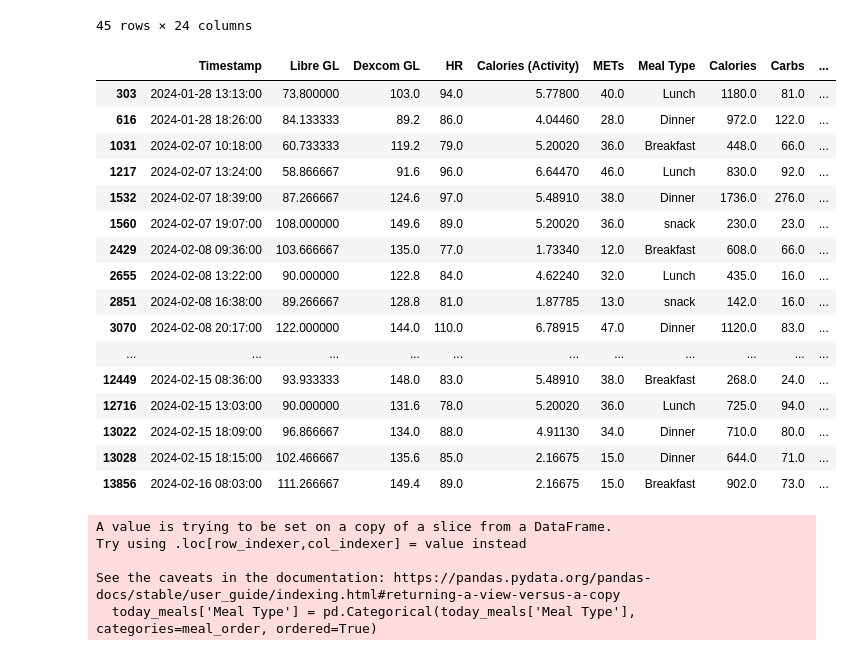
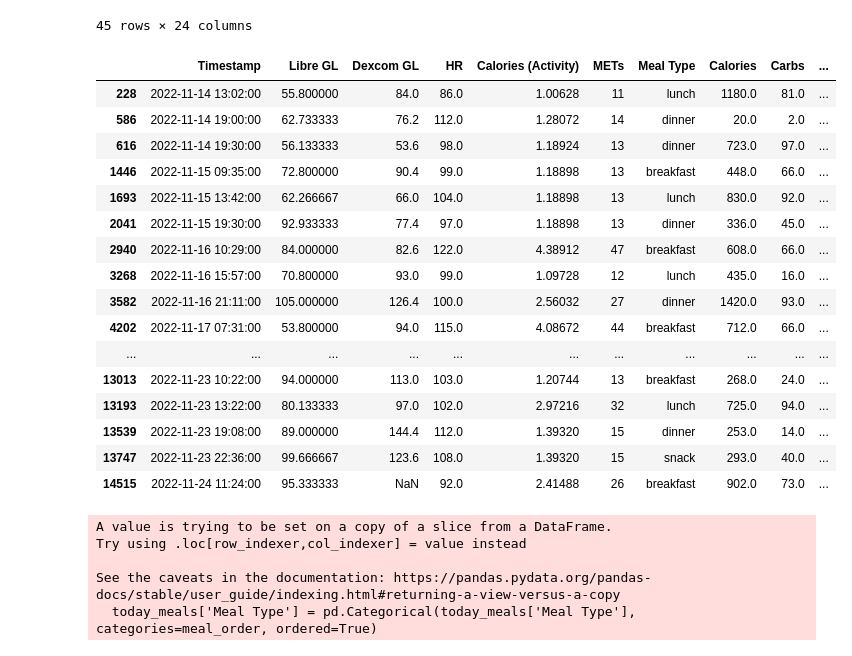
Before and after one commit to echungg1/Glu-coaster, a Jupyter notebook: test.ipynb, the cells around one changed output. Drawn from its saved outputs; the diff is of its cells as text; code cells hidden in the pictures.

```diff
--- a/test.ipynb
+++ b/test.ipynb
@@ -123,28 +122,28 @@ bio
 | 44 | 49 | 58 | F | 36.090876 | 184.8 | 60.00 | Hispanic/Latino | 7.2 | ... |
 45 rows × 24 columns
 # %%
-test = pd.read_csv("data/CGMacros-018/CGMacros-018.csv")
+test = pd.read_csv("data/CGMacros-048/CGMacros-048.csv")
 test['no_calories'] = test['Calories'].isna()
 test = test[test['no_calories'] == False]
 test
 # %% [output]
 |  | Timestamp | Libre GL | Dexcom GL | HR | Calories (Activity) | METs | Meal Type | Calories | Carbs | ... |
-| 303 | 2024-01-28 13:13:00 | 73.800000 | 103.0 | 94.0 | 5.77800 | 40.0 | Lunch | 1180.0 | 81.0 | ... |
-| 616 | 2024-01-28 18:26:00 | 84.133333 | 89.2 | 86.0 | 4.04460 | 28.0 | Dinner | 972.0 | 122.0 | ... |
-| 1031 | 2024-02-07 10:18:00 | 60.733333 | 119.2 | 79.0 | 5.20020 | 36.0 | Breakfast | 448.0 | 66.0 | ... |
-| 1217 | 2024-02-07 13:24:00 | 58.866667 | 91.6 | 96.0 | 6.64470 | 46.0 | Lunch | 830.0 | 92.0 | ... |
-| 1532 | 2024-02-07 18:39:00 | 87.266667 | 124.6 | 97.0 | 5.48910 | 38.0 | Dinner | 1736.0 | 276.0 | ... |
-| 1560 | 2024-02-07 19:07:00 | 108.000000 | 149.6 | 89.0 | 5.20020 | 36.0 | snack | 230.0 | 23.0 | ... |
-| 2429 | 2024-02-08 09:36:00 | 103.666667 | 135.0 | 77.0 | 1.73340 | 12.0 | Breakfast | 608.0 | 66.0 | ... |
-| 2655 | 2024-02-08 13:22:00 | 90.000000 | 122.8 | 84.0 | 4.62240 | 32.0 | Lunch | 435.0 | 16.0 | ... |
-| 2851 | 2024-02-08 16:38:00 | 89.266667 | 128.8 | 81.0 | 1.87785 | 13.0 | snack | 142.0 | 16.0 | ... |
-| 3070 | 2024-02-08 20:17:00 | 122.000000 | 144.0 | 110.0 | 6.78915 | 47.0 | Dinner | 1120.0 | 83.0 | ... |
+| 228 | 2022-11-14 13:02:00 | 55.800000 | 84.0 | 86.0 | 1.00628 | 11 | lunch | 1180.0 | 81.0 | ... |
+| 586 | 2022-11-14 19:00:00 | 62.733333 | 76.2 | 112.0 | 1.28072 | 14 | dinner | 20.0 | 2.0 | ... |
+| 616 | 2022-11-14 19:30:00 | 56.133333 | 53.6 | 98.0 | 1.18924 | 13 | dinner | 723.0 | 97.0 | ... |
+| 1446 | 2022-11-15 09:35:00 | 72.800000 | 90.4 | 99.0 | 1.18898 | 13 | breakfast | 448.0 | 66.0 | ... |
+| 1693 | 2022-11-15 13:42:00 | 62.266667 | 66.0 | 104.0 | 1.18898 | 13 | lunch | 830.0 | 92.0 | ... |
+| 2041 | 2022-11-15 19:30:00 | 92.933333 | 77.4 | 97.0 | 1.18898 | 13 | dinner | 336.0 | 45.0 | ... |
+| 2940 | 2022-11-16 10:29:00 | 84.000000 | 82.6 | 122.0 | 4.38912 | 47 | breakfast | 608.0 | 66.0 | ... |
+| 3268 | 2022-11-16 15:57:00 | 70.800000 | 93.0 | 99.0 | 1.09728 | 12 | lunch | 435.0 | 16.0 | ... |
+| 3582 | 2022-11-16 21:11:00 | 105.000000 | 126.4 | 100.0 | 2.56032 | 27 | dinner | 1420.0 | 93.0 | ... |
+| 4202 | 2022-11-17 07:31:00 | 53.800000 | 94.0 | 115.0 | 4.08672 | 44 | breakfast | 712.0 | 66.0 | ... |
 | ... | ... | ... | ... | ... | ... | ... | ... | ... | ... | ... |
-| 12449 | 2024-02-15 08:36:00 | 93.933333 | 148.0 | 83.0 | 5.48910 | 38.0 | Breakfast | 268.0 | 24.0 | ... |
-| 12716 | 2024-02-15 13:03:00 | 90.000000 | 131.6 | 78.0 | 5.20020 | 36.0 | Lunch | 725.0 | 94.0 | ... |
-| 13022 | 2024-02-15 18:09:00 | 96.866667 | 134.0 | 88.0 | 4.91130 | 34.0 | Dinner | 710.0 | 80.0 | ... |
-| 13028 | 2024-02-15 18:15:00 | 102.466667 | 135.6 | 85.0 | 2.16675 | 15.0 | Dinner | 644.0 | 71.0 | ... |
-| 13856 | 2024-02-16 08:03:00 | 111.266667 | 149.4 | 89.0 | 2.16675 | 15.0 | Breakfast | 902.0 | 73.0 | ... |
+| 13013 | 2022-11-23 10:22:00 | 94.000000 | 113.0 | 103.0 | 1.20744 | 13 | breakfast | 268.0 | 24.0 | ... |
+| 13193 | 2022-11-23 13:22:00 | 80.133333 | 97.0 | 102.0 | 2.97216 | 32 | lunch | 725.0 | 94.0 | ... |
+| 13539 | 2022-11-23 19:08:00 | 89.000000 | 144.4 | 112.0 | 1.39320 | 15 | dinner | 253.0 | 14.0 | ... |
+| 13747 | 2022-11-23 22:36:00 | 99.666667 | 123.6 | 108.0 | 1.39320 | 15 | snack | 293.0 | 40.0 | ... |
+| 14515 | 2022-11-24 11:24:00 | 95.333333 | NaN | 92.0 | 2.41488 | 26 | breakfast | 902.0 | 73.0 | ... |
 # %%
 import pandas as pd
 import matplotlib.pyplot as plt
```
Also changed, not shown: parts of 1 cell of this notebook, 4 other files.
